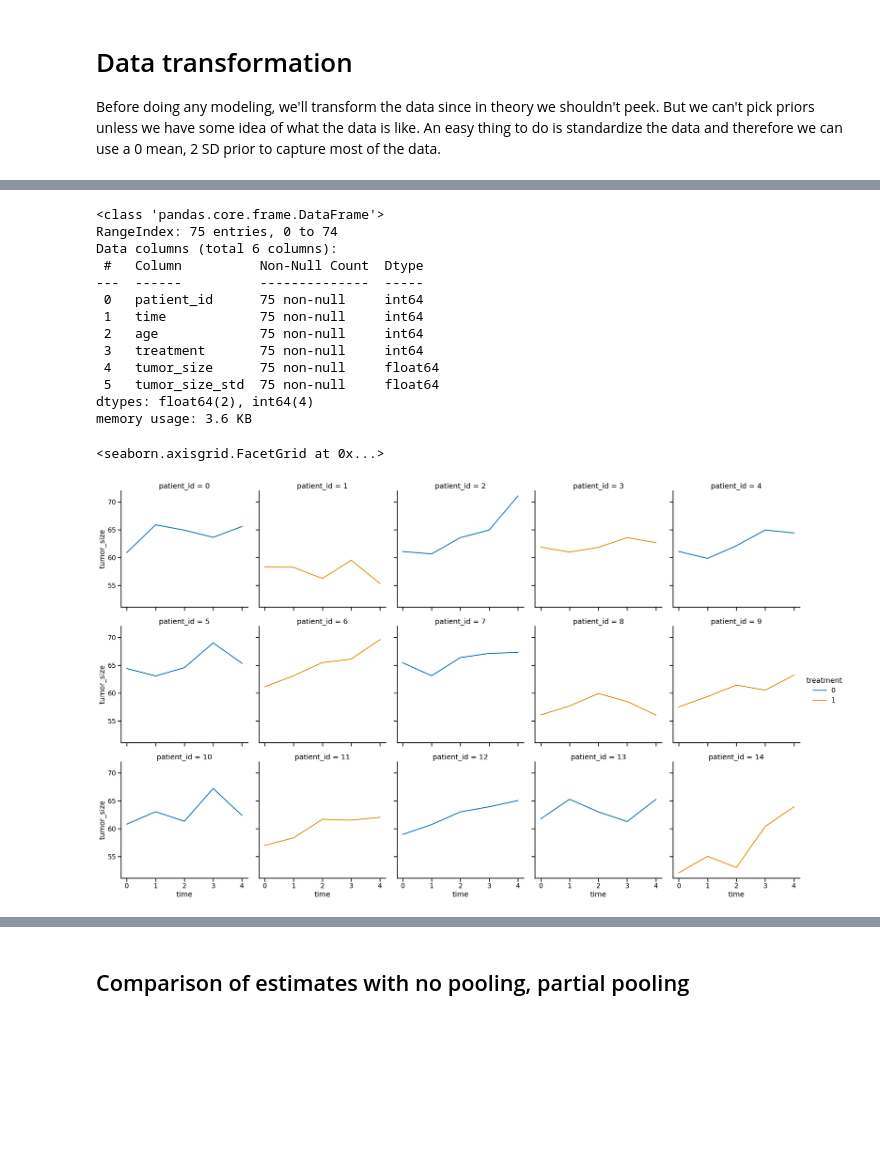
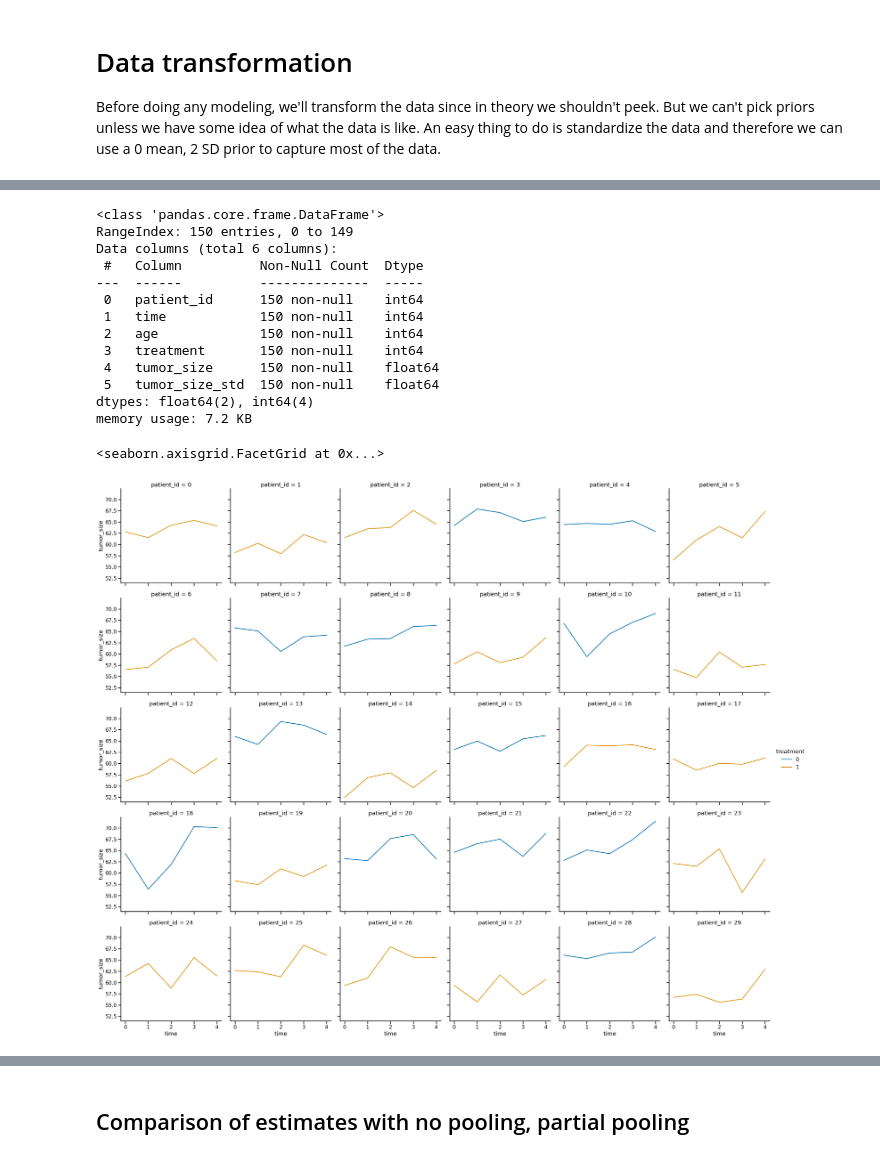
Before and after one commit to benslack19/benslack19.github.io, a Jupyter notebook: _posts_drafts/2024-05-19-time-series-varying-intercepts.ipynb, the cells around one changed output, grey strips where cells are left out. Drawn from its saved outputs; the diff is of its cells as text; code cells hidden in the pictures; blank space fills up the shorter version.

```diff
--- a/_posts_drafts/2024-05-19-time-series-varying-intercepts.ipynb
+++ b/_posts_drafts/2024-05-19-time-series-varying-intercepts.ipynb
@@ -52,8 +52,8 @@ def standardize(x):
 # %% [markdown]
 # Data generation
 # %%
-# Generate a very small synthetic data (assisted by ChatGPT)
-n_patients = 15
+# Generate synthetic data
+n_patients = 30
 n_timepoints = 5
 
 # Create patient IDs
@@ -150,31 +150,31 @@ draw_causal_graph(
 df_data.info()
 # %% [output]
 <class 'pandas.core.frame.DataFrame'>
-RangeIndex: 75 entries, 0 to 74
+RangeIndex: 150 entries, 0 to 149
 Data columns (total 6 columns):
  #   Column          Non-Null Count  Dtype
 ---  ------          --------------  -----
- 0   patient_id      75 non-null     int64
- 1   time            75 non-null     int64
- 2   age             75 non-null     int64
- 3   treatment       75 non-null     int64
- 4   tumor_size      75 non-null     float64
- 5   tumor_size_std  75 non-null     float64
+ 0   patient_id      150 non-null    int64
+ 1   time            150 non-null    int64
+ 2   age             150 non-null    int64
+ 3   treatment       150 non-null    int64
+ 4   tumor_size      150 non-null    float64
+ 5   tumor_size_std  150 non-null    float64
 dtypes: float64(2), int64(4)
-memory usage: 3.6 KB
+memory usage: 7.2 KB
 # %%
 sns.relplot(
     data=df_data,
     x="time",
     y="tumor_size",
     col="patient_id",
-    col_wrap=5,
+    col_wrap=6,
     hue="treatment",
     kind="line",
 )
 # %% [output]
 <seaborn.axisgrid.FacetGrid at 0x...>
-[figure, old version]
+[figure, new version]
 # %%
 ax = sns.boxplot(
     data=df_data,
```
Also changed, not shown: parts of 49 cells of this notebook.
